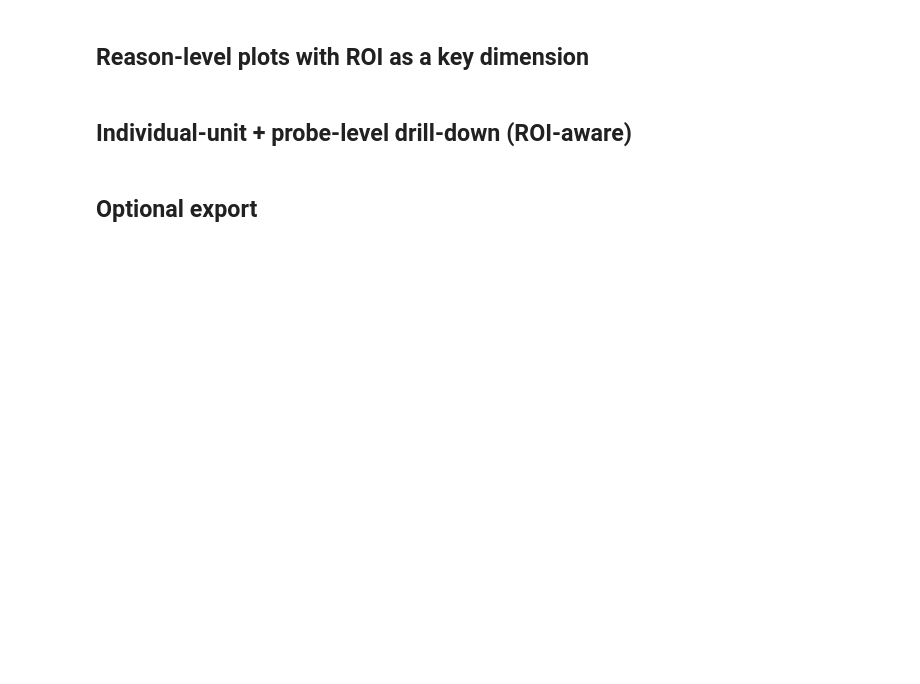
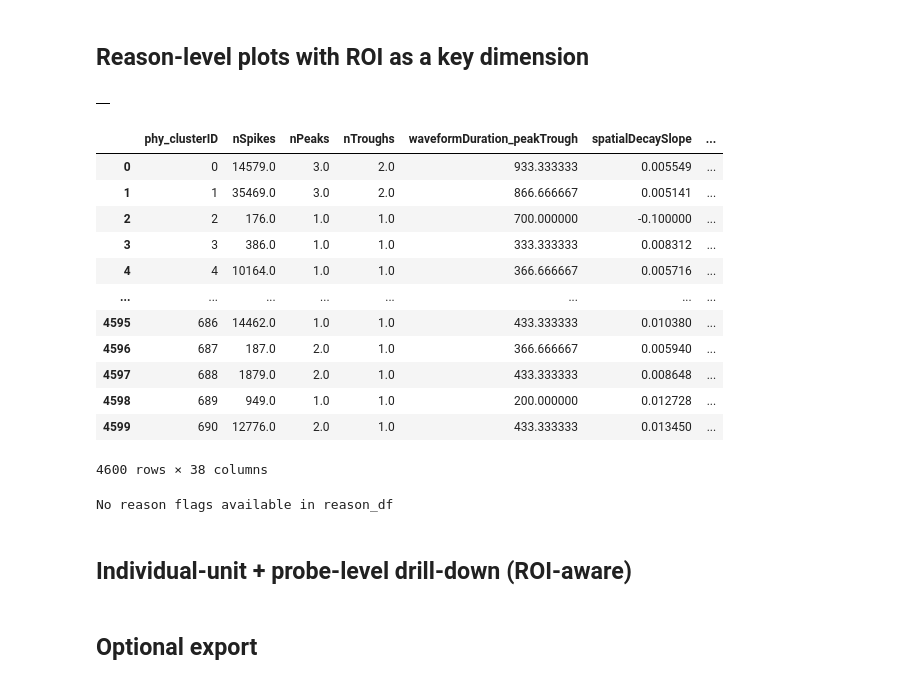
Before and after one commit to granthughes1999/bombcell, a Jupyter notebook: py_bombcell/grant/analyzing_BC_results/BC_all_probes_roi_dashboard.ipynb, the cells around one changed output. Cells and saved outputs as stored; diff of their text form; code cells hidden in the pictures; blank space fills up the shorter version.

Commit message:
Pulling Github Copilot suggestions
there are no local changes being kept.

```diff
--- a/py_bombcell/grant/analyzing_BC_results/BC_all_probes_roi_dashboard.ipynb
+++ b/py_bombcell/grant/analyzing_BC_results/BC_all_probes_roi_dashboard.ipynb
@@ -20,18 +41,19 @@ analysis_dir = Path.cwd().resolve()
 sys.path.insert(0, str(analysis_dir))
 from post_analysis_setup import load_post_analysis_context, label_units_by_tip_distance
 
-CONFIG_FILE = '../configs/grant_recording_config.json'
+CONFIG_FILE = 'C:\\Users\\user\\Documents\\github\\bombcell\\py_bombcell\\grant\\configs\\grant_recording_config_reach15_20260201_session007.json'
 RUN_MODE = 'batch'  # batch | np20_rerun | single_probe
 
 # IMPORTANT: set your per-probe ROI extents from TIP (um)
 # Example from issue: Probe B NP1.0 ROI is tip->950um
+# EVERY PROBE INCLUDES ~200um PADDING BEYOND ROI END
 ROI_END_UM_BY_PROBE = {
-    'A': None,
-    'B': 950,
-    'C': None,
-    'D': None,
-    'E': None,
-    'F': None,
+    'A': 3450, # 3250um + 200um padding
+    'B': 950, # 750um + 200um padding
+    'C': 1800, # 1600um + 200um padding
+    'D': 1400, # 1200um + 200um padding
+    'E': 800, # 600um + 200um padding
+    'F': 1120, # 920um + 200um padding
 }
 TIP_POSITION_BY_PROBE = {
     'A': 'min_y', 'B': 'min_y', 'C': 'min_y',
@@ -169,6 +247,8 @@ plt.show()
 ## Reason-level plots with ROI as a key dimension
 # %%
 from collections import Counter
+# import display package for dataframes
+
 
 # explode reasons for long-form reason table
 reason_rows = []
@@ -176,6 +256,9 @@ for _, row in all_df.iterrows():
     for r in row['reason_tokens']:
         reason_rows.append({'probe': row['probe'], 'roi_label': row['roi_label'], 'bombcell_label': row['bombcell_label'], 'reason': r})
 reason_df = pd.DataFrame(reason_rows)
+# display the reason_df
+display(reason_df)
+display(all_df)
 
 if len(reason_df) == 0:
     print('No reason flags available in reason_df')
@@ -187,33 +270,49 @@ else:
     fig, axes = plt.subplots(1, 3, figsize=(23, 6))
 
     # A) top reasons by ROI
     a = rr.groupby(['reason','roi_label']).size().unstack(fill_value=0).loc[top_reasons]
     a.plot(kind='barh', stacked=True, ax=axes[0])
     axes[0].set_title('Top reason counts (ROI split)')
     axes[0].set_xlabel('count')
 
     # B) top reasons by probe (stacked)
     b = rr.groupby(['reason','probe']).size().unstack(fill_value=0).loc[top_reasons]
     b.plot(kind='bar', stacked=True, ax=axes[1])
     axes[1].set_title('Top reason counts by probe')
     axes[1].tick_params(axis='x', rotation=60)
 
     # C) reason heatmap for IN_ROI (or OUTSIDE fallback)
     focus = rr[rr['roi_label']=='IN_ROI']
     if len(focus)==0:
         focus = rr[rr['roi_label']=='OUTSIDE_ROI']
     h = focus.pivot_table(index='reason', columns='probe', values='bombcell_label', aggfunc='count', fill_value=0)
     h = h.loc[h.sum(axis=1).sort_values(ascending=False).head(12).index]
     im = axes[2].imshow(h.to_numpy(), aspect='auto')
     axes[2].set_yticks(np.arange(len(h.index)))
     axes[2].set_yticklabels(list(h.index))
     axes[2].set_xticks(np.arange(len(h.columns)))
     axes[2].set_xticklabels(list(h.columns))
     axes[2].set_title('Reason heatmap in ROI focus set')
     plt.colorbar(im, ax=axes[2], fraction=0.046, pad=0.04)
 
     plt.tight_layout()
     plt.show()
+# %% [output]
+|  |
+|  | phy_clusterID | nSpikes | nPeaks | nTroughs | waveformDuration_peakTrough | spatialDecaySlope | ... |
+| 0 | 0 | 14579.0 | 3.0 | 2.0 | 933.333333 | 0.005549 | ... |
+| 1 | 1 | 35469.0 | 3.0 | 2.0 | 866.666667 | 0.005141 | ... |
+| 2 | 2 | 176.0 | 1.0 | 1.0 | 700.000000 | -0.100000 | ... |
+| 3 | 3 | 386.0 | 1.0 | 1.0 | 333.333333 | 0.008312 | ... |
+| 4 | 4 | 10164.0 | 1.0 | 1.0 | 366.666667 | 0.005716 | ... |
+| ... | ... | ... | ... | ... | ... | ... | ... |
+| 4595 | 686 | 14462.0 | 1.0 | 1.0 | 433.333333 | 0.010380 | ... |
+| 4596 | 687 | 187.0 | 2.0 | 1.0 | 366.666667 | 0.005940 | ... |
+| 4597 | 688 | 1879.0 | 2.0 | 1.0 | 433.333333 | 0.008648 | ... |
+| 4598 | 689 | 949.0 | 1.0 | 1.0 | 200.000000 | 0.012728 | ... |
+| 4599 | 690 | 12776.0 | 2.0 | 1.0 | 433.333333 | 0.013450 | ... |
+4600 rows × 38 columns
+No reason flags available in reason_df
 # %% [markdown]
 ## Individual-unit + probe-level drill-down (ROI-aware)
 # %%
```
Also changed, not shown: parts of 5 cells of this notebook, 4 other files.
